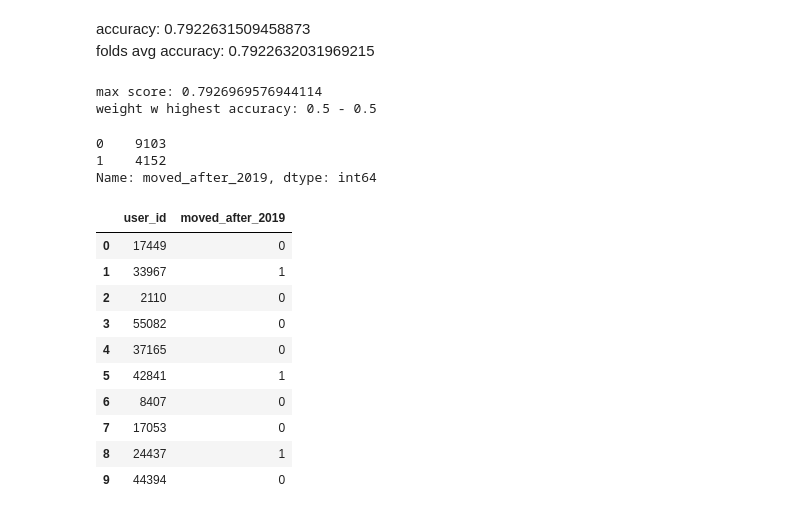
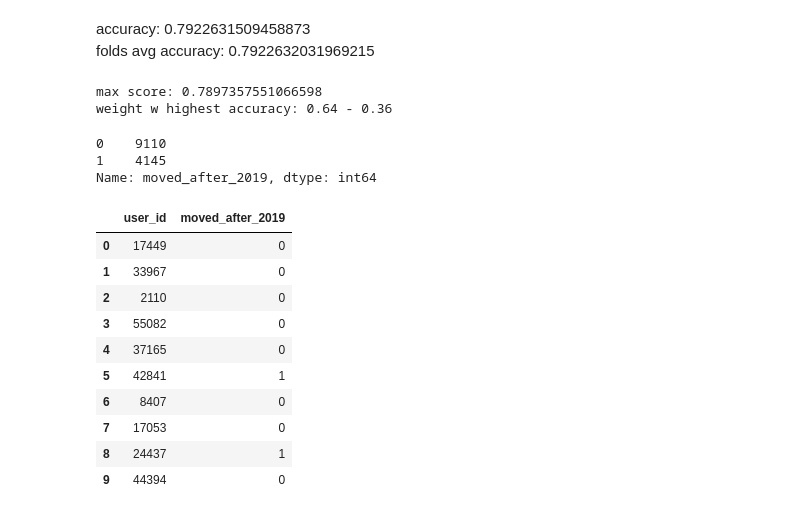
Before and after one commit to sercanyesiloz/Garanti-BBVA-Data-Camp-Coderspace, a Jupyter notebook: FE & Modelling.ipynb, the cells around one changed output. Saved outputs shown, nothing was run; the diff lists cells and outputs as text; code cells hidden in the pictures.

```diff
--- a/FE & Modelling.ipynb
+++ b/FE & Modelling.ipynb
@@ -93,15 +90,15 @@ df = add_populations(df)
 
 df['nunique_company_by_industries'] = df.groupby(by = 'industry')['company_id'].transform('nunique')
 df['active_employees_by_companies'] = df.groupby(by = 'company_id')['user_id'].transform('nunique')
-df['nunique_industries_by_companies'] = df.groupby(by = 'company_id')['industry'].transform('nunique')
+#df['nunique_industries_by_companies'] = df.groupby(by = 'company_id')['industry'].transform('nunique')
 
 #df['active_employees_by_industries'] = df.groupby(by = 'industry')['user_id'].transform('nunique')
 #df['nunique_locations_by_industries'] = df.groupby(by = 'industry')['location'].transform('nunique')
 
-train_df = df.loc[df['moved_after_2019'].notnull()]
-test_df = df.loc[df['moved_after_2019'].isnull()]
-train_df, test_df = label_encode(["company_id", 'location'], train_df, test_df, fillna=True)
-df = train_df.append(test_df).reset_index(drop = True)
+#train_df = df.loc[df['moved_after_2019'].notnull()]
+#test_df = df.loc[df['moved_after_2019'].isnull()]
+#train_df, test_df = label_encode(["company_id", 'location'], train_df, test_df, fillna=True)
+#df = train_df.append(test_df).reset_index(drop = True)
 
 print(df.shape)
 df.head()
@@ -330,5 +275,5 @@ kf = KFold(n_splits=config.n_folds, shuffle=True, random_state=config.seed)
 skf = StratifiedKFold(n_splits=config.n_folds, shuffle=True, random_state=config.seed)
 # %%
-xgb2_scores, xgb2_train_scores = get_model_scores(xgb2, skf, train_set, test_set, 'moved_after_2019', config.n_folds, True) #accuracy: 0.7895094211509082
+xgb1_scores, xgb1_train_scores = get_model_scores(xgb1, skf, train_set, test_set, 'moved_after_2019', config.n_folds, True) #accuracy: 0.7895094211509082
 # %% [output]
 -----------------------------------| Fold 1 |-----------------------------------
@@ -398,6 +392,6 @@ KeyboardInterrupt:
 accuracy: 0.7904336181368943 <br>
 folds avg accuracy: 0.7904335839357636
 # %%
-cat2_scores, cat2_train_scores = get_model_scores(cat2, skf, train_set, test_set, 'moved_after_2019', config.n_folds, True) #accuracy: 0.7886040853279013
+cat1_scores, cat1_train_scores = get_model_scores(cat1, skf, train_set, test_set, 'moved_after_2019', config.n_folds, True) #accuracy: 0.7886040853279013
 # %% [output]
 -----------------------------------| Fold 1 |-----------------------------------
@@ -521,7 +520,7 @@ for i in w_range:
         accuracy_score(
             train_set[target],
             np.where(
-                cat2_train_scores[:, 1] * i + xgb2_train_scores[:, 1] * (1 - i)
+                cat1_train_scores[:, 1] * i + xgb1_train_scores[:, 1] * (1 - i)
                 >= thr,
                 1,
                 0,
@@ -535,22 +534,21 @@ w1 = round(w_range[np.argmax(score_)], 2)
 w2 = round(1-w1, 2)
 print(f"weight w highest accuracy: {w1} - {w2}")
 # %% [output]
-max score: 0.7926969576944114
-weight w highest accuracy: 0.5 - 0.5
+max score: 0.7897357551066598
+weight w highest accuracy: 0.64 - 0.36
 # %%
-sub[target] = np.where((cat2_scores[:, 1] * 0.5) + (xgb2_scores[:, 1] * 0.5)  >= thr, 1, 0)
+sub[target] = np.where((cat1_scores[:, 1] * w1) + (xgb1_scores[:, 1] * w2)  >= thr, 1, 0)
 
-#sub[target] = np.where(test_scores_xgb[:, 1]  >= 0.499, 1, 0)
 print(sub[target].value_counts())
 
 sub.head(10)
 # %% [output]
-0    9103
-1    4152
+0    9110
+1    4145
 Name: moved_after_2019, dtype: int64
 |  | user_id | moved_after_2019 |
 | 0 | 17449 | 0 |
-| 1 | 33967 | 1 |
+| 1 | 33967 | 0 |
 | 2 | 2110 | 0 |
 | 3 | 55082 | 0 |
 | 4 | 37165 | 0 |
```
Also changed, not shown: parts of 14 cells of this notebook, 20 other files.
